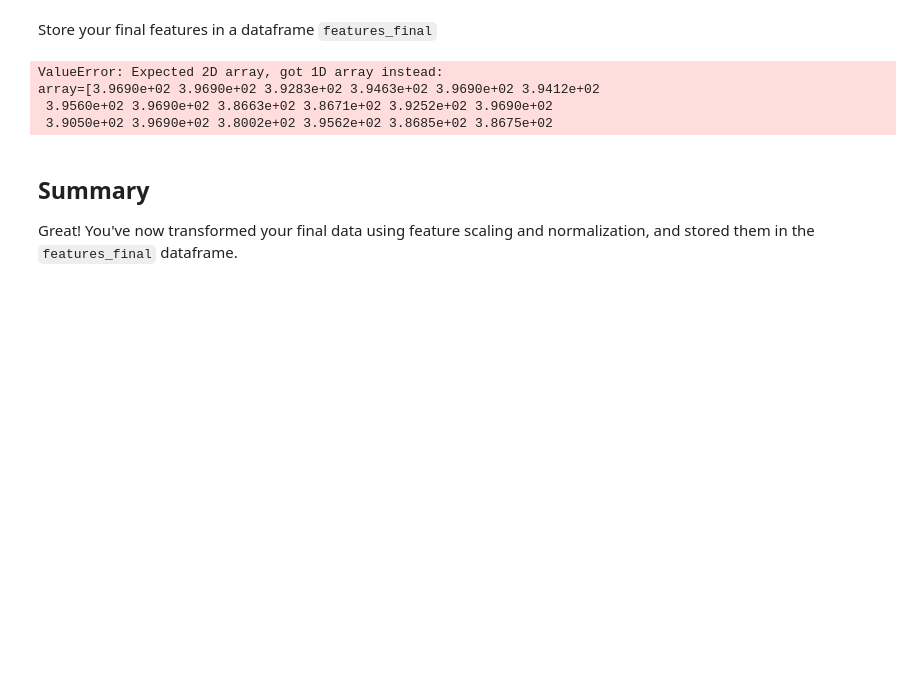
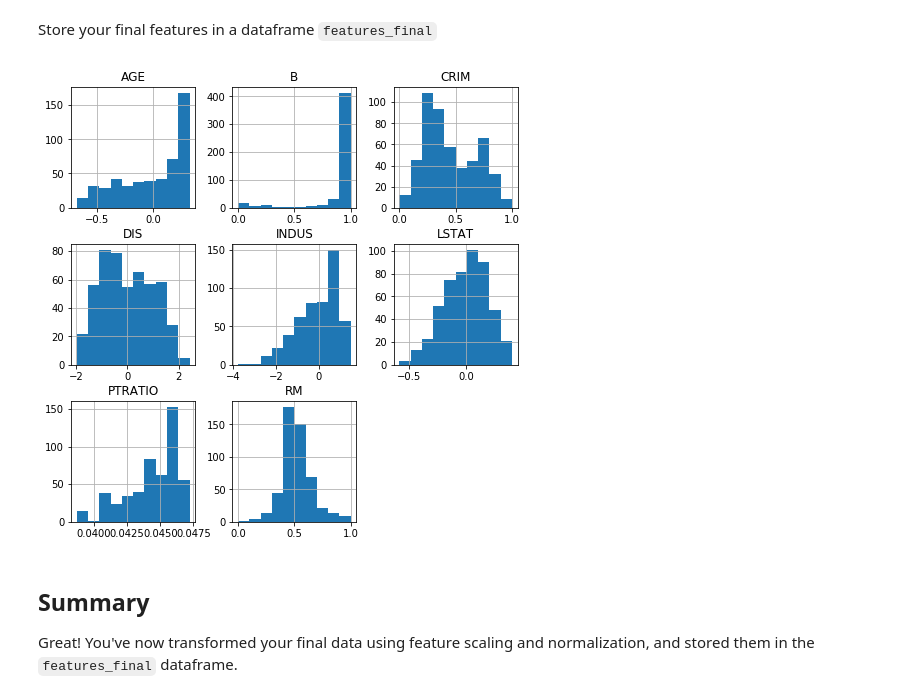
Before and after one commit to dlm6693/dsc-feature-scaling-and-normalization---lab-nyc-ds-career-031119, a Jupyter notebook: index.ipynb, the cells around one changed output. Saved outputs shown, nothing was run; the diff lists cells and outputs as text; code cells hidden in the pictures; blank space fills up the shorter version.

```diff
--- a/index.ipynb
+++ b/index.ipynb
@@ -89,30 +89,27 @@ Store your final features in a dataframe `features_final`
 # %%
 age = boston_cont["AGE"]
 b = boston_cont["B"]
 rm = boston_cont["RM"]
-logcrim = data_log["CRIM"]
-logdis = data_log["DIS"]
-logindus = data_log["INDUS"]
-loglstat = data_log["LSTAT"]
-logptratio = data_log["PTRATIO"]
+logcrim = boston_log["CRIM"]
+logdis = boston_log["DIS"]
+logindus = boston_log["INDUS"]
+loglstat = boston_log["LSTAT"]
+logptratio = boston_log["PTRATIO"]
 
 features_final= pd.DataFrame([])
 
 features_final["CRIM"] = (logcrim-min(logcrim))/(max(logcrim)-min(logcrim))
 features_final["B"] = (b-min(b))/(max(b)-min(b))
 features_final["RM"] = (rm-min(rm))/(max(rm)-min(rm))
 features_final["DIS"]   = (logdis-np.mean(logdis))/np.sqrt(np.var(logdis))
 features_final["INDUS"] = (logindus-np.mean(logindus))/np.sqrt(np.var(logindus))
 features_final["LSTAT"] = (loglstat-np.mean(loglstat))/(max(loglstat)-min(loglstat))
 features_final["AGE"] = (age-np.mean(age))/(max(age)-min(age))
 features_final["PTRATIO"] = (logptratio)/(np.linalg.norm(logptratio))
 
 features_final.hist(figsize  = [8, 8]);
 # %% [output]
-ValueError: Expected 2D array, got 1D array instead:
-array=[3.9690e+02 3.9690e+02 3.9283e+02 3.9463e+02 3.9690e+02 3.9412e+02
- 3.9560e+02 3.9690e+02 3.8663e+02 3.8671e+02 3.9252e+02 3.9690e+02
- 3.9050e+02 3.9690e+02 3.8002e+02 3.9562e+02 3.8685e+02 3.8675e+02
+[figure, added]
 # %% [markdown]
 ## Summary
 Great! You've now transformed your final data using feature scaling and normalization, and stored them in the `features_final` dataframe.
```
